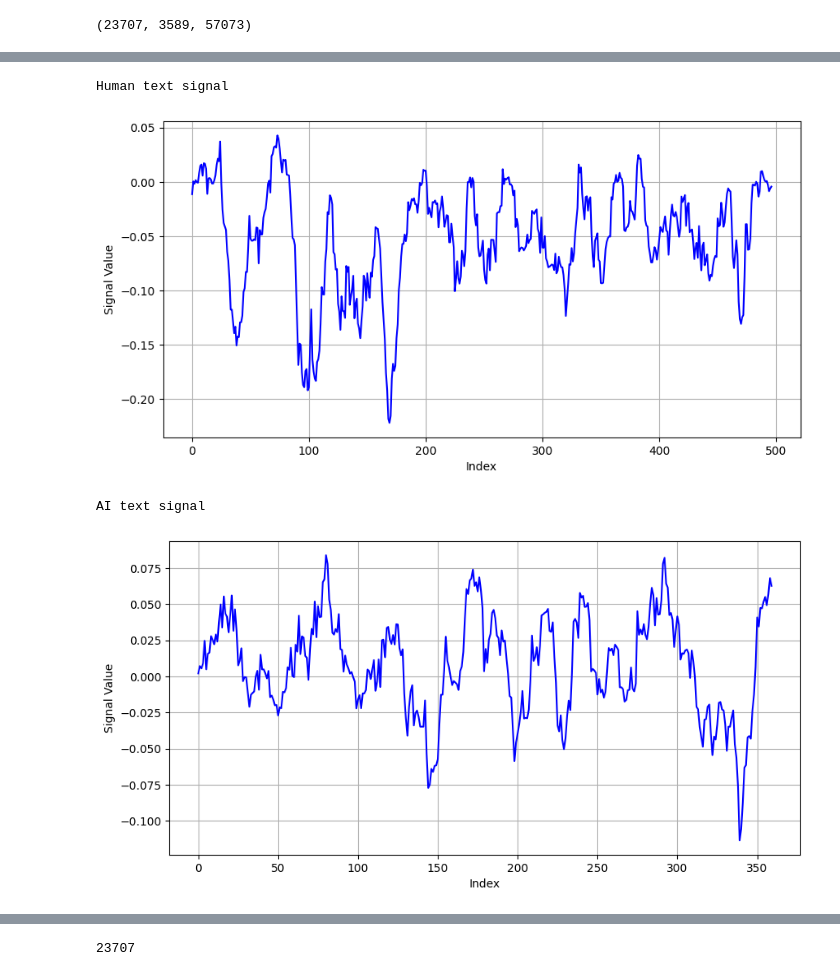
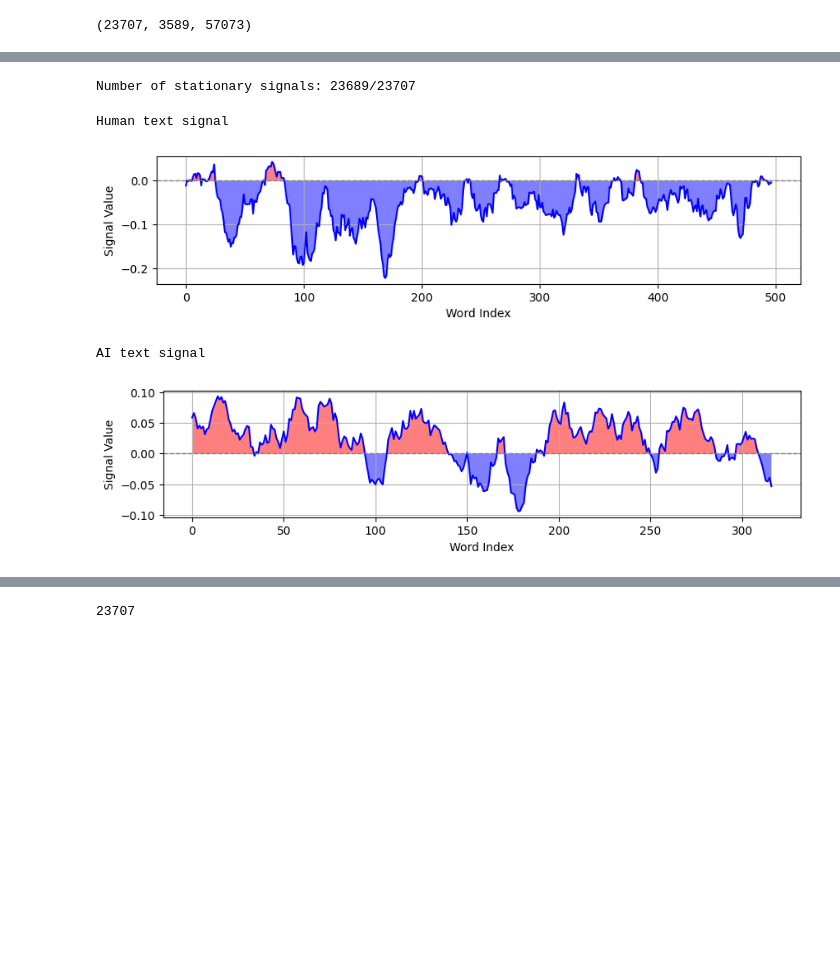
Before and after one commit to max-seeli/steely, a Jupyter notebook: src/steely/task_1/correlation_signal_analysis.ipynb, the cells around one changed output, grey strips where cells are left out. Drawn from its saved outputs; the diff is of its cells as text; code cells hidden in the pictures; blank space fills up the shorter version.

Commit message:
feat: add final correlation signal analysis via welch's method

```diff
--- a/src/steely/task_1/correlation_signal_analysis.ipynb
+++ b/src/steely/task_1/correlation_signal_analysis.ipynb
@@ -78,16 +122,23 @@ def plot_signal(signal: list[float], smoothing_factor: float = None) -> None:
             smoothed_signal.append(np.mean(signal[start:end]))
         signal = smoothed_signal
 
-    plt.figure(figsize=(10, 5))
+    plt.figure(figsize=(10, 2))
     plt.plot(signal, linestyle='-', color='b')
-    plt.xlabel("Index")
+    plt.axhline(y=0, color='gray', linestyle='--', linewidth=1)  # Add gray dashed line at y=0
+    plt.fill_between(range(len(signal)), signal, 0,
+                     where=np.array(signal) > 0,
+                     facecolor='red', alpha=0.5, interpolate=True)  # Fill red for positive values
+    plt.fill_between(range(len(signal)), signal, 0,
+                     where=np.array(signal) <= 0,
+                     facecolor='blue', alpha=0.5, interpolate=True)  # Fill blue for negative values
+    plt.xlabel("Word Index")
     plt.ylabel("Signal Value")
     plt.grid(True)
     plt.show()
 
 def plot_periodogram(frequencies: list[float], power_density: list[float]) -> None:
     """Plot the periodogram of a signal."""
-    plt.figure(figsize=(10, 5))
+    plt.figure(figsize=(10, 2))
     plt.plot(frequencies, power_density, linestyle='-', color='r')
     plt.xlabel("Frequency (Hz)")
     plt.ylabel("Power Spectral Density")
@@ -110,24 +161,24 @@ def plot_ai_vs_human(mean_human_power_density: list[float], mean_ai_power_densit
             std_ai = std_ai[begin:end]
 
     # Plot mean power density
-    plt.plot(frequencies, mean_human_power_density, label="Human Mean", color="blue")
-    plt.plot(frequencies, mean_ai_power_density, label="AI Mean", color="red")
+    plt.plot(frequencies, mean_human_power_density, label="Human", color="blue")
+    plt.plot(frequencies, mean_ai_power_density, label="AI", color="red")
 
     # Add standard deviation bands
     if std_human is not None:
         plt.fill_between(frequencies,
                          np.array(mean_human_power_density) - np.array(std_human),
                          np.array(mean_human_power_density) + np.array(std_human),
-                         color="blue", alpha=0.2, label="Human Std Dev")
+                         color="blue", alpha=0.2)
     if std_ai is not None:
         plt.fill_between(frequencies,
                          np.array(mean_ai_power_density) - np.array(std_ai),
                          np.array(mean_ai_power_density) + np.array(std_ai),
-                         color="red", alpha=0.2, label="AI Std Dev")
+                         color="red", alpha=0.2)
 
     plt.xlabel("Frequency (Hz)")
     plt.ylabel("Mean Power Density")
-    plt.title("Mean Power Density Spectrum: Human vs AI")
+    plt.title("Mean Power Density Spectrum - Task 1")
     plt.legend()
     plt.grid(True)
     plt.show()
@@ -150,21 +201,43 @@ def compute_periodogram(signal: list[float], fs: float = 1.0, nperseg: int = 256
     nperseg = min(nperseg, len(signal))
     frequencies, power_density = welch(signal, fs=fs, nperseg=nperseg, nfft=nfft)
     return frequencies, power_density
+# %%
+from statsmodels.tsa.stattools import adfuller
+
+stationarity_results = []
+
+for row in tqdm(train_df.iter_rows(named=True), total=len(train_df)):
+    text = row["text"]
+    label = row["label"]
+    signal = get_signal(text)
+
+    # Apply Augmented Dickey-Fuller test
+    adf_result = adfuller(signal)
+    p_value = adf_result[1]
+    is_stationary = p_value < 0.05  # Reject H0 if p-value < 0.05
+
+    stationarity_results.append({"id": row["id"], "label": label, "p_value": p_value, "is_stationary": is_stationary})
+
+# Display summary
+num_stationary = sum(res["is_stationary"] for res in stationarity_results)
+print(f"Number of stationary signals: {num_stationary}/{len(stationarity_results)}")
+# %% [output]
+Number of stationary signals: 23689/23707
 # %%
 print("Human text signal")
 human_text = train_df.filter(pl.col("label") == 0)[0, "text"]
 human_signal = get_signal(human_text)
 plot_signal(human_signal, smoothing_factor=5)
 
 print("AI text signal")
-ai_text = train_df.filter(pl.col("label") == 1)[0, "text"]
+ai_text = train_df.filter(pl.col("label") == 1)[6, "text"]
 ai_signal = get_signal(ai_text)
 plot_signal(ai_signal, smoothing_factor=5)
 # %% [output]
 Human text signal
-[figure, old version]
+[figure, new version]
 AI text signal
-[figure, old version]
+[figure, new version]
 # %%
 f, Pxx = compute_periodogram(human_signal)
 print(f"Human text signal: {len(Pxx)}")
```
Also changed, not shown: parts of 9 cells of this notebook, 1 other file.
